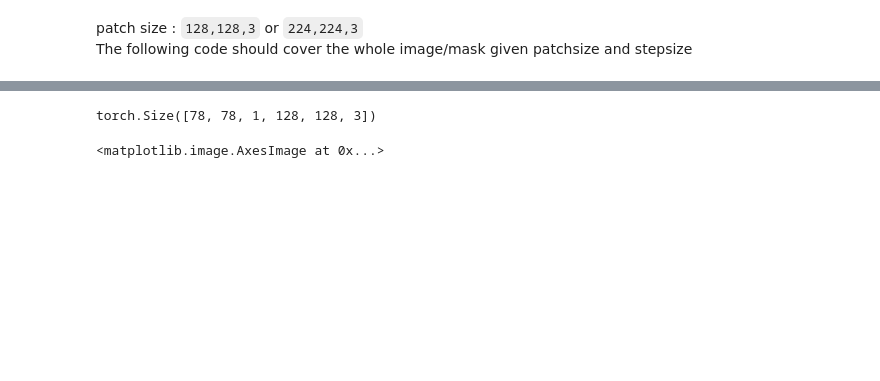
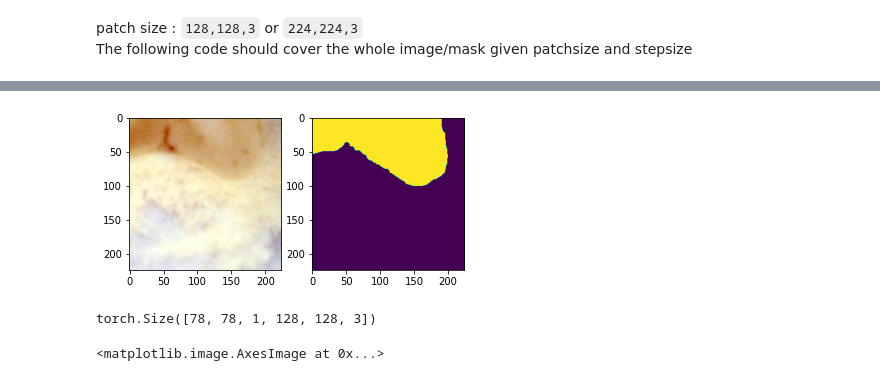
Before and after one commit to ranabanik/Blockface, a Jupyter notebook: Codes/EDAElementary.ipynb, the cells around one changed output, grey strips where cells are left out. Saved outputs shown, nothing was run; the diff lists cells and outputs as text; code cells hidden in the pictures; blank space fills up the shorter version.

```diff
--- a/Codes/EDAElementary.ipynb
+++ b/Codes/EDAElementary.ipynb
@@ -132,3 +149,12 @@ Happens
+# %%
+plt.subplot(121)
+plt.imshow(i[46,...])
+# plt.show()
+plt.subplot(122)
+plt.imshow(m[46,...])
+plt.show()
+# %% [output]
+[figure, added]
 # %%
 patches = torch.tensor(sg).unfold(0, 128, 10).unfold(1, 128, 10).unfold(2, 3, 3)
 print(patches.shape)
```
Also changed, not shown: parts of 9 cells of this notebook.
